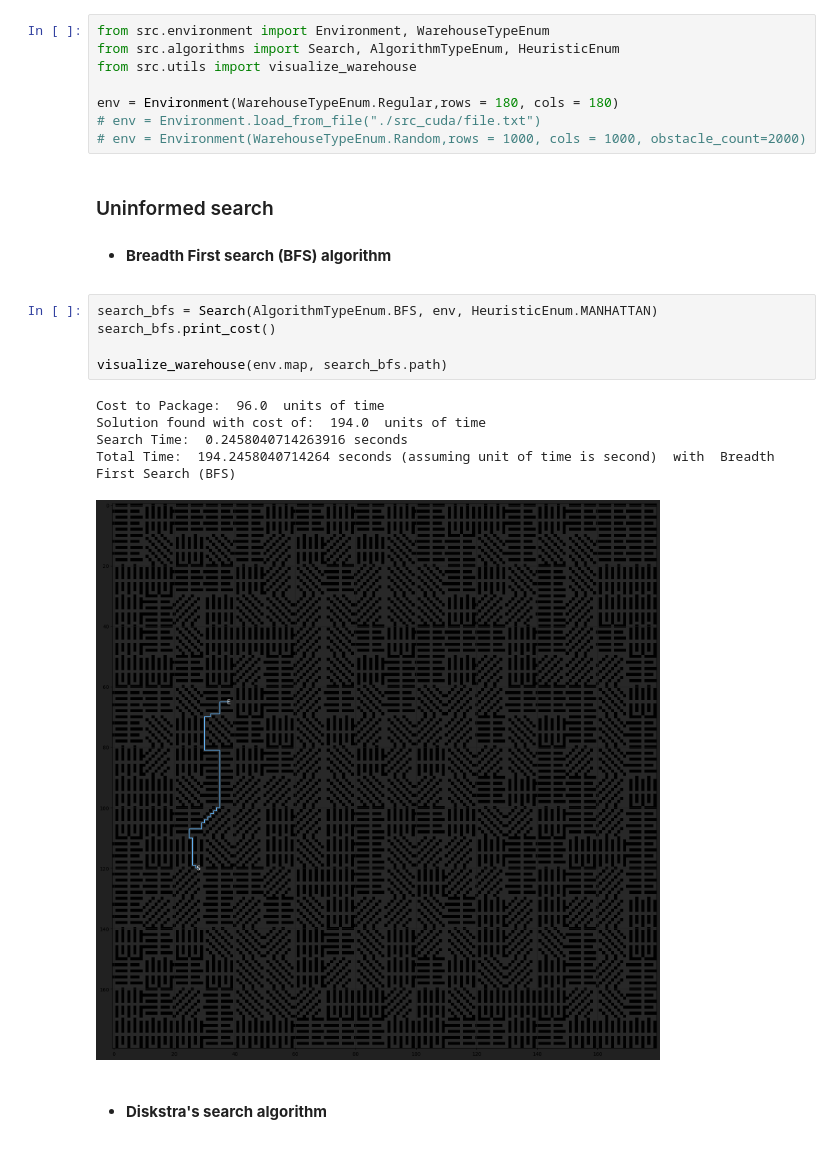
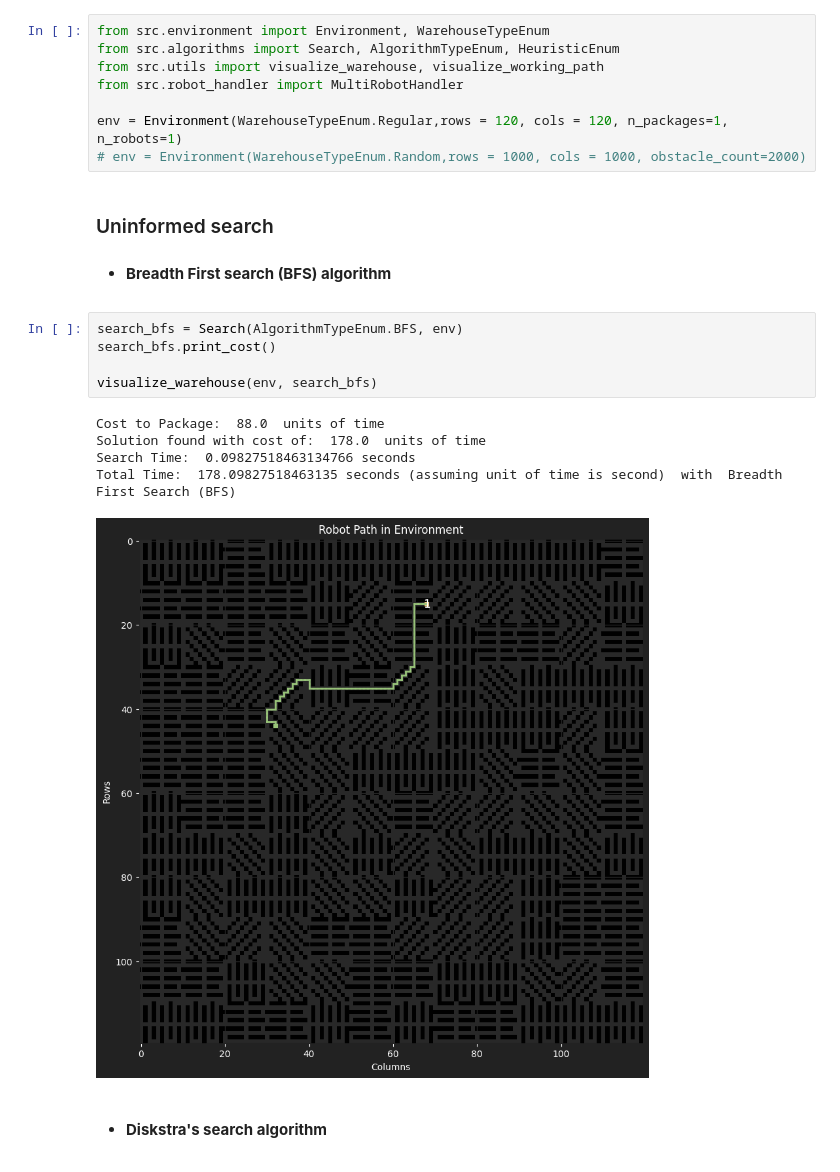
Before and after one commit to 0xdbff/AI, a Jupyter notebook: tp01.ipynb, the cells around one changed output. Cells and saved outputs as stored; diff of their text form.

```diff
--- a/tp01.ipynb
+++ b/tp01.ipynb
@@ -13,26 +13,26 @@
 # %%
 from src.environment import Environment, WarehouseTypeEnum
 from src.algorithms import Search, AlgorithmTypeEnum, HeuristicEnum
-from src.utils import visualize_warehouse
+from src.utils import visualize_warehouse, visualize_working_path
+from src.robot_handler import MultiRobotHandler
 
-env = Environment(WarehouseTypeEnum.Regular,rows = 180, cols = 180)
-# env = Environment.load_from_file("./src_cuda/file.txt")
+env = Environment(WarehouseTypeEnum.Regular,rows = 120, cols = 120, n_packages=1, n_robots=1)
 # env = Environment(WarehouseTypeEnum.Random,rows = 1000, cols = 1000, obstacle_count=2000)
 # %% [markdown]
 ### Uninformed search
 
 - #### **Breadth First search (BFS) algorithm**
 # %%
-search_bfs = Search(AlgorithmTypeEnum.BFS, env, HeuristicEnum.MANHATTAN)
+search_bfs = Search(AlgorithmTypeEnum.BFS, env)
 search_bfs.print_cost()
 
-visualize_warehouse(env.map, search_bfs.path)
+visualize_warehouse(env, search_bfs)
 # %% [output]
-Cost to Package:  96.0  units of time
-Solution found with cost of:  194.0  units of time
-Search Time:  0.2458040714263916 seconds
-Total Time:  194.2458040714264 seconds (assuming unit of time is second)  with  Breadth First Search (BFS)
+Cost to Package:  88.0  units of time
+Solution found with cost of:  178.0  units of time
+Search Time:  0.09827518463134766 seconds
+Total Time:  178.09827518463135 seconds (assuming unit of time is second)  with  Breadth First Search (BFS)
-[figure, old version]
+[figure, new version]
 # %% [markdown]
 - #### **Diskstra's search algorithm**
 # %%
```
Also changed, not shown: parts of 11 cells of this notebook, 7 other files.
